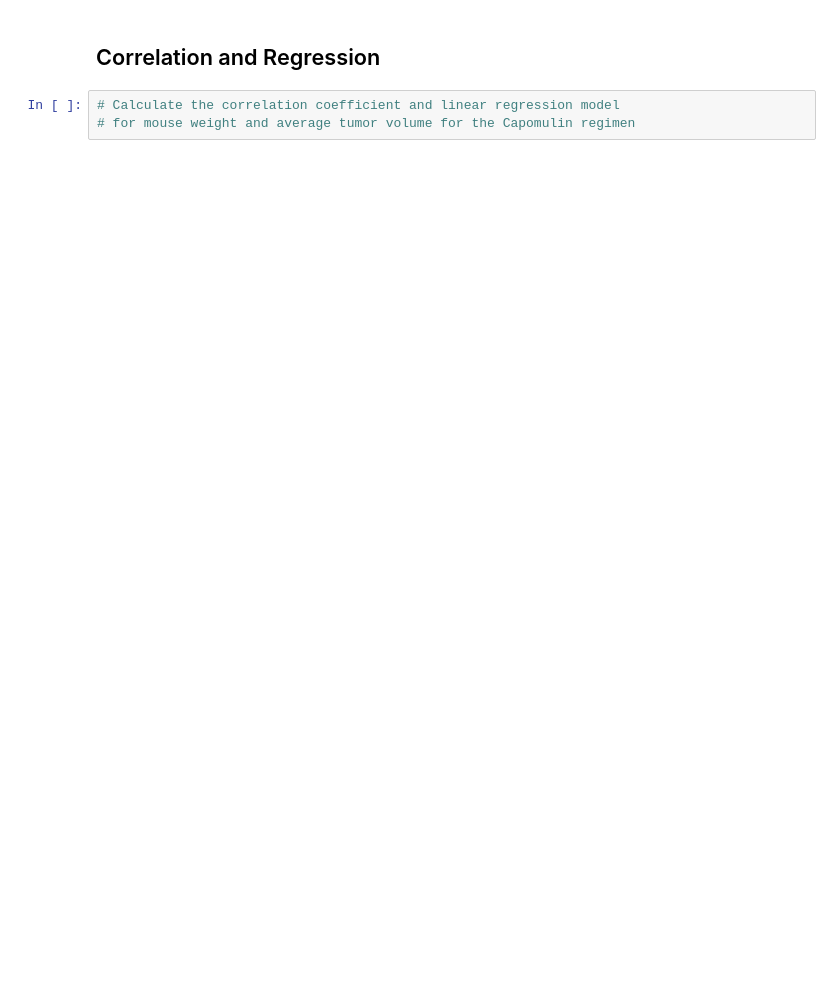
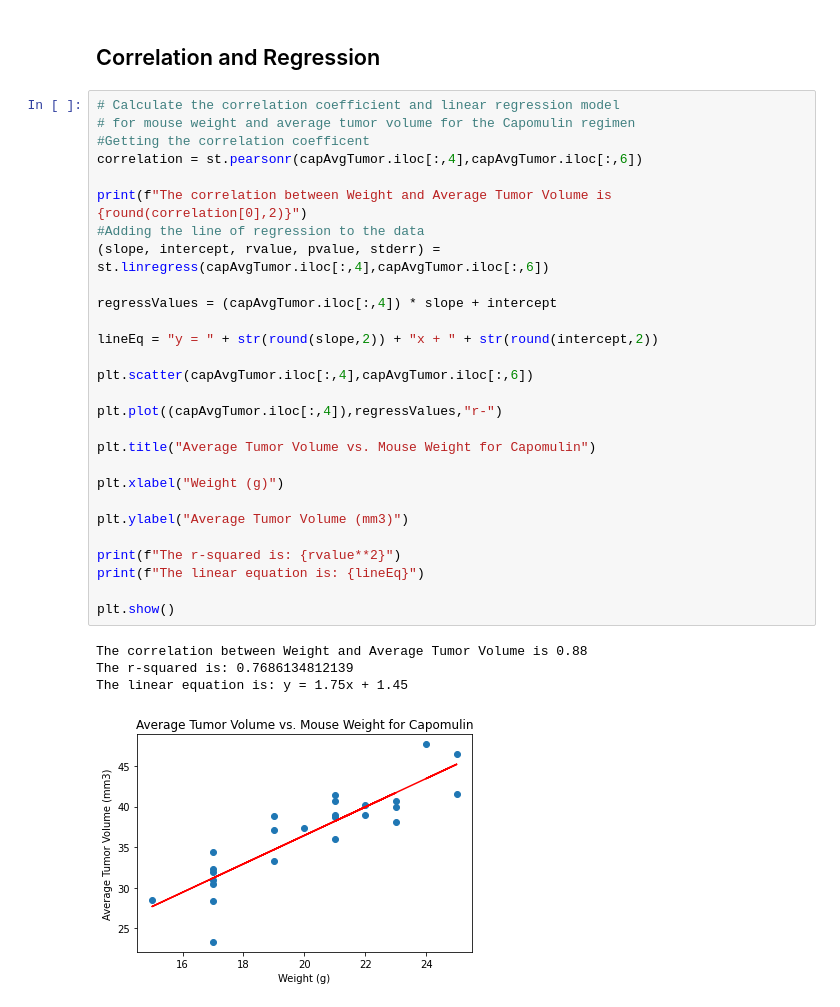
Before and after one commit to ntarver0409/pharmAnalysis, a Jupyter notebook: Pymaceuticals/pharmAnalysis.ipynb, the cells around one changed output. Drawn from its saved outputs; the diff is of its cells as text; blank space fills up the shorter version.

```diff
--- a/Pymaceuticals/pharmAnalysis.ipynb
+++ b/Pymaceuticals/pharmAnalysis.ipynb
@@ -280,5 +426,35 @@ Text(0, 0.5, 'Percentage')
 # %% [markdown]
 ## Correlation and Regression
-# %%
-# Calculate the correlation coefficient and linear regression model
-# for mouse weight and average tumor volume for the Capomulin regimen
+# %%
+# Calculate the correlation coefficient and linear regression model
+# for mouse weight and average tumor volume for the Capomulin regimen
+#Getting the correlation coefficent
+correlation = st.pearsonr(capAvgTumor.iloc[:,4],capAvgTumor.iloc[:,6])
+
+print(f"The correlation between Weight and Average Tumor Volume is {round(correlation[0],2)}")
+#Adding the line of regression to the data
+(slope, intercept, rvalue, pvalue, stderr) = st.linregress(capAvgTumor.iloc[:,4],capAvgTumor.iloc[:,6])
+
+regressValues = (capAvgTumor.iloc[:,4]) * slope + intercept
+
+lineEq = "y = " + str(round(slope,2)) + "x + " + str(round(intercept,2))
+
+plt.scatter(capAvgTumor.iloc[:,4],capAvgTumor.iloc[:,6])
+
+plt.plot((capAvgTumor.iloc[:,4]),regressValues,"r-")
+
+plt.title("Average Tumor Volume vs. Mouse Weight for Capomulin")
+
+plt.xlabel("Weight (g)")
+
+plt.ylabel("Average Tumor Volume (mm3)")
+
+print(f"The r-squared is: {rvalue**2}")
+print(f"The linear equation is: {lineEq}")
+
+plt.show()
+# %% [output]
+The correlation between Weight and Average Tumor Volume is 0.88
+The r-squared is: 0.7686134812139
+The linear equation is: y = 1.75x + 1.45
+[figure, added]
```
Also changed, not shown: parts of 14 cells of this notebook.
